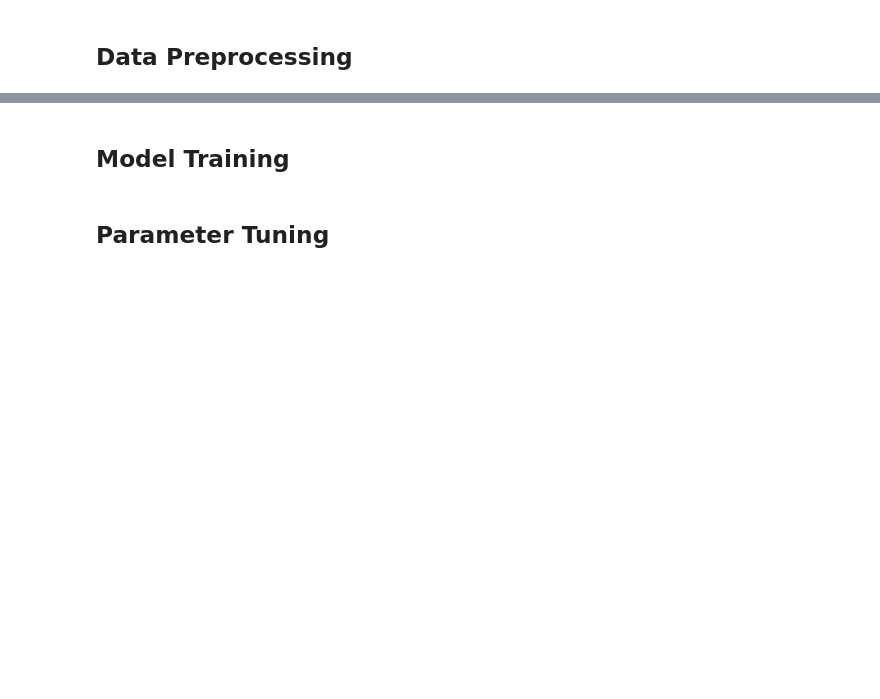
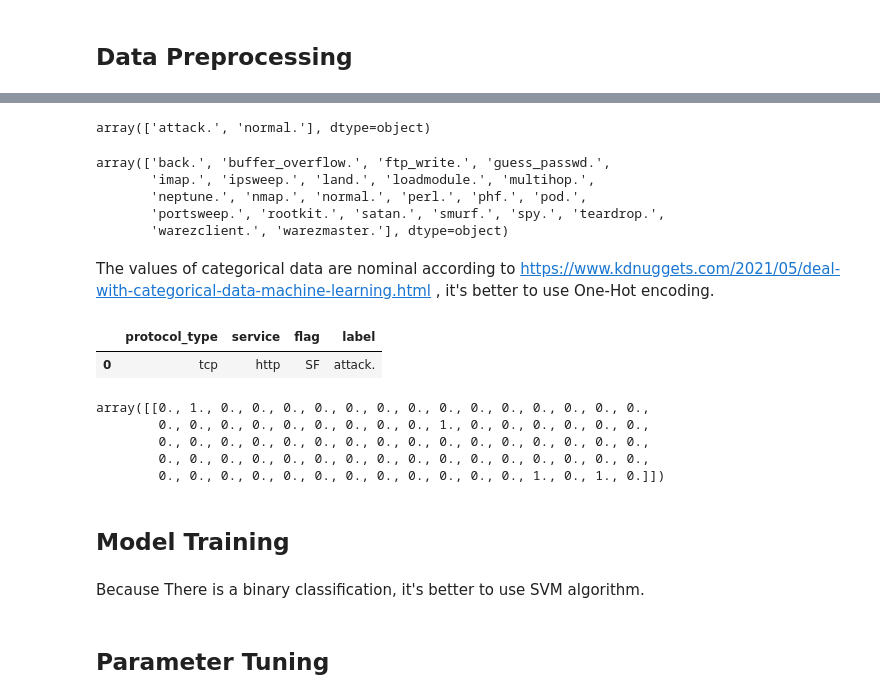
Before and after one commit to EtudiantInformatique78/DataMiningProject, a Jupyter notebook: SupervisedML.ipynb, the cells around one changed output, grey strips where cells are left out. Cells and saved outputs as stored; diff of their text form; code cells hidden in the pictures; blank space fills up the shorter version.

```diff
--- a/SupervisedML.ipynb
+++ b/SupervisedML.ipynb
@@ -65,5 +151,44 @@ array(['back.', 'buffer_overflow.', 'ftp_write.', 'guess_passwd.',
+# %%
+preprocessedkdd = kddcup.copy()
+# %%
+preprocessedkdd.loc[preprocessedkdd['label'] != "normal.", 'label'] = 'attack.'
+# %%
+preprocessedkdd.label.unique()
+# %% [output]
+array(['attack.', 'normal.'], dtype=object)
+# %%
+kddcup.label.unique()
+# %% [output]
+array(['back.', 'buffer_overflow.', 'ftp_write.', 'guess_passwd.',
+       'imap.', 'ipsweep.', 'land.', 'loadmodule.', 'multihop.',
+       'neptune.', 'nmap.', 'normal.', 'perl.', 'phf.', 'pod.',
+       'portsweep.', 'rootkit.', 'satan.', 'smurf.', 'spy.', 'teardrop.',
+       'warezclient.', 'warezmaster.'], dtype=object)
+# %% [markdown]
+The values of categorical data are nominal according to https://www.kdnuggets.com/2021/05/deal-with-categorical-data-machine-learning.html , it's better to use One-Hot encoding.
+# %%
+from sklearn.preprocessing import OneHotEncoder
+onehot_encoder = OneHotEncoder(sparse=False)
+# %%
+#your code
+preprocessedkdd_objects = preprocessedkdd.select_dtypes(include="object")
+onehot_encoder.fit_transform(preprocessedkdd_objects)
+preprocessedkdd_objects.loc[[0]]
+# %% [output]
+|  | protocol_type | service | flag | label |
+| 0 | tcp | http | SF | attack. |
+# %%
+onehot_encoder.transform(preprocessedkdd_objects.loc[[0]])
+# %% [output]
+array([[0., 1., 0., 0., 0., 0., 0., 0., 0., 0., 0., 0., 0., 0., 0., 0.,
+        0., 0., 0., 0., 0., 0., 0., 0., 0., 1., 0., 0., 0., 0., 0., 0.,
+        0., 0., 0., 0., 0., 0., 0., 0., 0., 0., 0., 0., 0., 0., 0., 0.,
+        0., 0., 0., 0., 0., 0., 0., 0., 0., 0., 0., 0., 0., 0., 0., 0.,
+        0., 0., 0., 0., 0., 0., 0., 0., 0., 0., 0., 0., 1., 0., 1., 0.]])
 # %% [markdown]
 ## Model Training
+# %% [markdown]
+Because There is a binary classification, it's better to use SVM algorithm.
 # %% [markdown]
 ## Parameter Tuning
 # %% [markdown]
```
Also changed, not shown: parts of 19 cells of this notebook.
